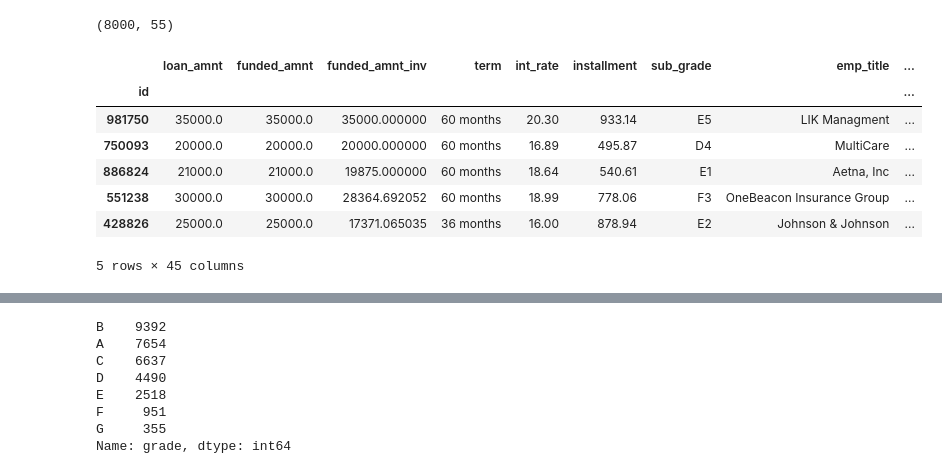
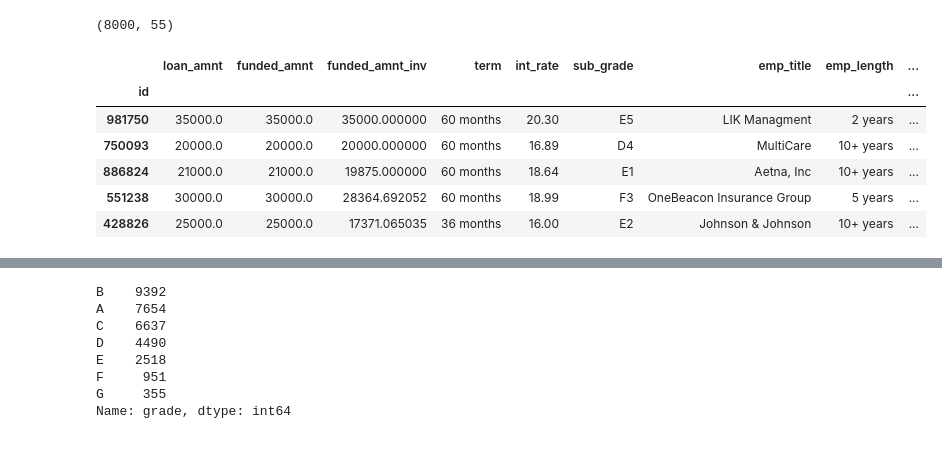
Before and after one commit to VilmaDaukantaite/final_project, a Jupyter notebook: 2007-2011_descriptive_analysis.ipynb, the cells around one changed output, grey strips where cells are left out. Drawn from its saved outputs; the diff is of its cells as text; code cells hidden in the pictures.

```diff
--- a/2007-2011_descriptive_analysis.ipynb
+++ b/2007-2011_descriptive_analysis.ipynb
@@ -4,6 +4,8 @@ import numpy as np
 import matplotlib.pyplot as plt
 import seaborn as sns
 %matplotlib inline
+# %%
+pd.set_option('display.max_columns', None)
 # %%
 accepted = pd.read_csv("accepted_2007_2011.csv")
 # %%
@@ -26,6 +29,10 @@ loans_test.shape
 loans_desc = loans_train.merge(grade_train, left_index=True, right_index=True)
 # %%
 drop_no_var = ["hardship_flag", "disbursement_method", "tax_liens", "delinq_amnt", "chargeoff_within_12_mths", "acc_now_delinq", "application_type",
-"policy_code", "collections_12_mths_ex_med", "out_prncp", "out_prncp_inv"]
+"policy_code", "collections_12_mths_ex_med", "out_prncp", "out_prncp_inv", "pub_rec", "desc", "loan_status", "initial_list_status"]
 # %%
 loans_desc.drop(drop_no_var, axis=1, inplace = True)
+# %%
+post_loan_list = ["total_pymnt", "total_pymnt_inv", "total_rec_prncp", "total_rec_int", "total_rec_late_fee",
+                  "recoveries", "collection_recovery_fee", "last_pymnt_amnt", "last_credit_pull_d",
+                  "last_fico_range_high", "last_fico_range_low", "debt_settlement_flag", "installment"]
@@ -32,11 +41,12 @@ loans_desc.drop(drop_no_var, axis=1, inplace = True)
+# %%
+pre_loan_df = loans_desc.drop(post_loan_list, axis = 1)
 # %%
-loans_desc.head()
+pre_loan_df.head()
 # %% [output]
-|  | loan_amnt | funded_amnt | funded_amnt_inv | term | int_rate | installment | sub_grade | emp_title | ... |
+|  | loan_amnt | funded_amnt | funded_amnt_inv | term | int_rate | sub_grade | emp_title | emp_length | ... |
 | id |  |  |  |  |  |  |  |  | ... |
-| 981750 | 35000.0 | 35000.0 | 35000.000000 | 60 months | 20.30 | 933.14 | E5 | LIK Managment | ... |
-| 750093 | 20000.0 | 20000.0 | 20000.000000 | 60 months | 16.89 | 495.87 | D4 | MultiCare | ... |
-| 886824 | 21000.0 | 21000.0 | 19875.000000 | 60 months | 18.64 | 540.61 | E1 | Aetna, Inc | ... |
-| 551238 | 30000.0 | 30000.0 | 28364.692052 | 60 months | 18.99 | 778.06 | F3 | OneBeacon Insurance Group | ... |
-| 428826 | 25000.0 | 25000.0 | 17371.065035 | 36 months | 16.00 | 878.94 | E2 | Johnson & Johnson | ... |
+| 981750 | 35000.0 | 35000.0 | 35000.000000 | 60 months | 20.30 | E5 | LIK Managment | 2 years | ... |
+| 750093 | 20000.0 | 20000.0 | 20000.000000 | 60 months | 16.89 | D4 | MultiCare | 10+ years | ... |
+| 886824 | 21000.0 | 21000.0 | 19875.000000 | 60 months | 18.64 | E1 | Aetna, Inc | 10+ years | ... |
+| 551238 | 30000.0 | 30000.0 | 28364.692052 | 60 months | 18.99 | F3 | OneBeacon Insurance Group | 5 years | ... |
+| 428826 | 25000.0 | 25000.0 | 17371.065035 | 36 months | 16.00 | E2 | Johnson & Johnson | 10+ years | ... |
-5 rows × 45 columns
```
Also changed, not shown: parts of 22 cells of this notebook.
